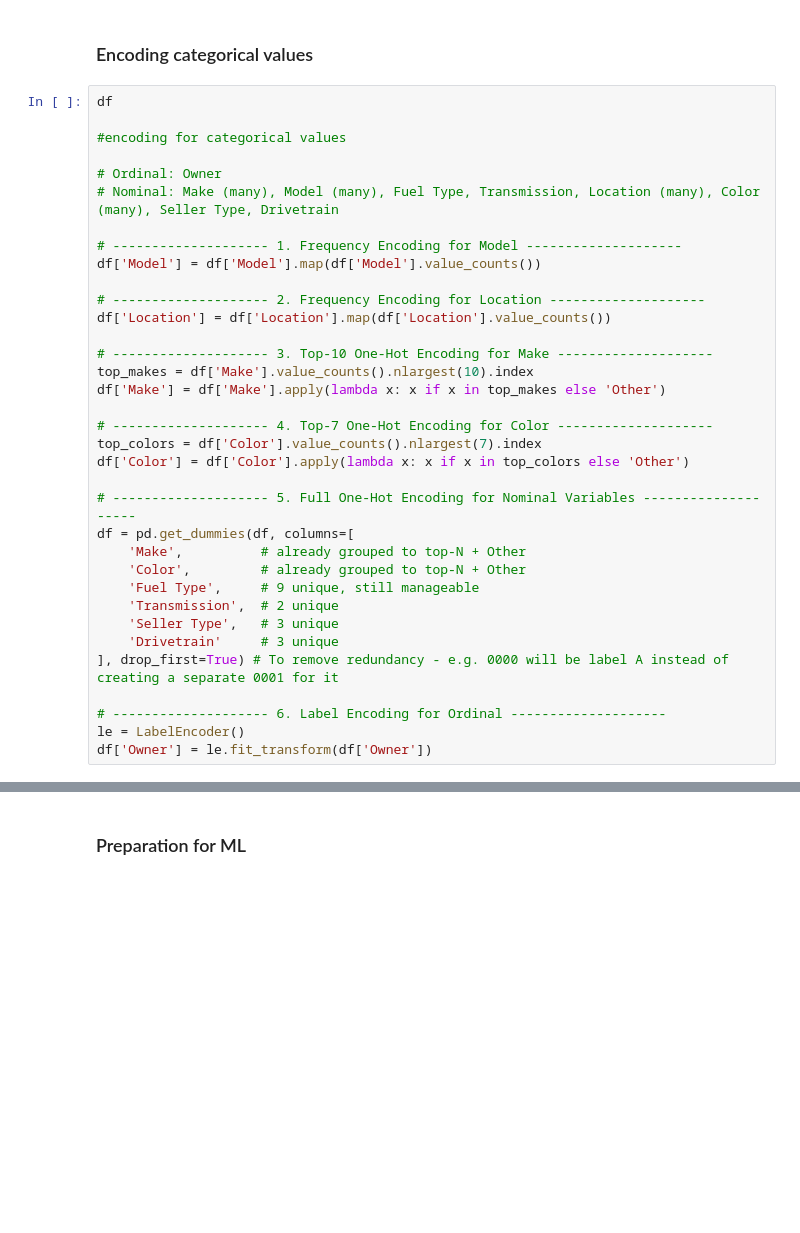
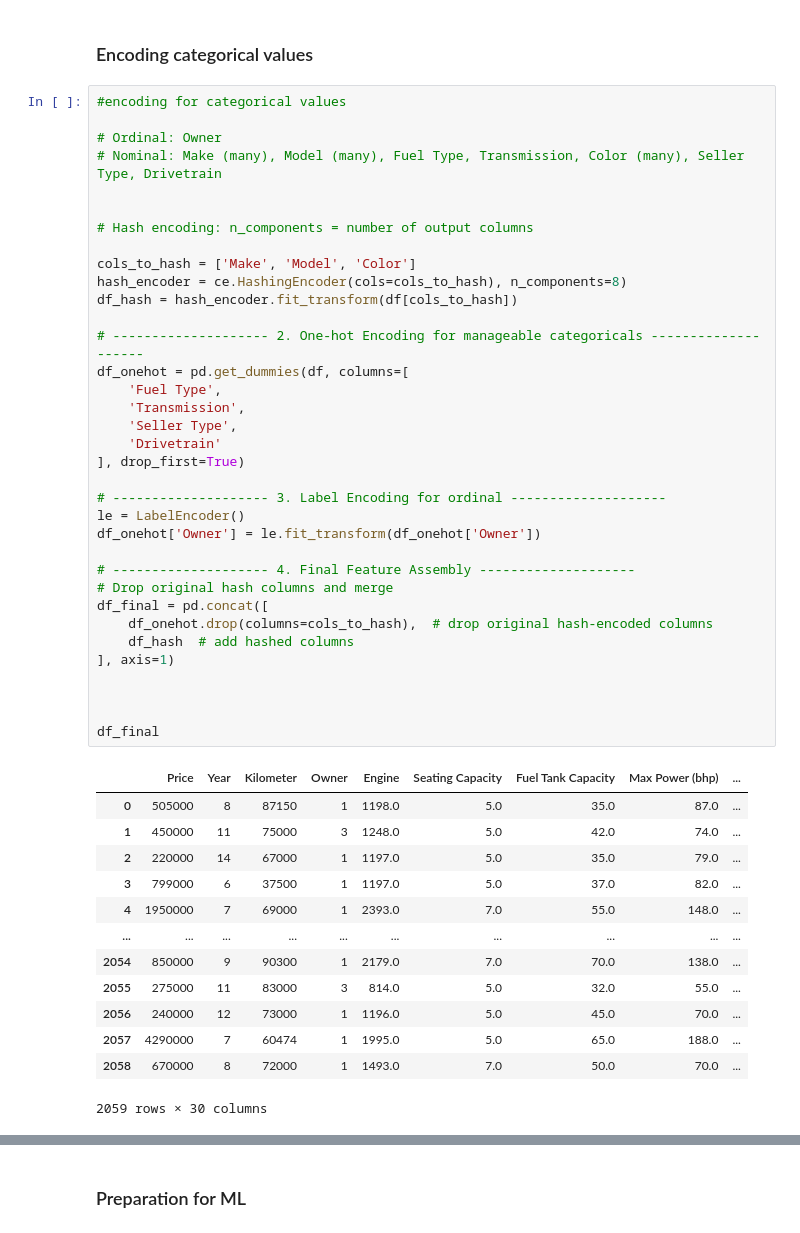
Before and after one commit to kirubhaharini/Car-Price-Prediction, a Jupyter notebook: Car Price Prediction.ipynb, the cells around one changed output, grey strips where cells are left out. Drawn from its saved outputs; the diff is of its cells as text; blank space fills up the shorter version.

```diff
--- a/Car Price Prediction.ipynb
+++ b/Car Price Prediction.ipynb
@@ -310,38 +311,52 @@ Drivetrain : 3
 # %% [markdown]
 ### Encoding categorical values
 # %%
-df
-
 #encoding for categorical values
 
 # Ordinal: Owner
-# Nominal: Make (many), Model (many), Fuel Type, Transmission, Location (many), Color (many), Seller Type, Drivetrain
+# Nominal: Make (many), Model (many), Fuel Type, Transmission, Color (many), Seller Type, Drivetrain
 
-# -------------------- 1. Frequency Encoding for Model --------------------
-df['Model'] = df['Model'].map(df['Model'].value_counts())
 
-# -------------------- 2. Frequency Encoding for Location --------------------
-df['Location'] = df['Location'].map(df['Location'].value_counts())
+# Hash encoding: n_components = number of output columns
 
-# -------------------- 3. Top-10 One-Hot Encoding for Make --------------------
-top_makes = df['Make'].value_counts().nlargest(10).index
-df['Make'] = df['Make'].apply(lambda x: x if x in top_makes else 'Other')
+cols_to_hash = ['Make', 'Model', 'Color']
+hash_encoder = ce.HashingEncoder(cols=cols_to_hash), n_components=8)
+df_hash = hash_encoder.fit_transform(df[cols_to_hash])
 
-# -------------------- 4. Top-7 One-Hot Encoding for Color --------------------
-top_colors = df['Color'].value_counts().nlargest(7).index
-df['Color'] = df['Color'].apply(lambda x: x if x in top_colors else 'Other')
+# -------------------- 2. One-hot Encoding for manageable categoricals --------------------
+df_onehot = pd.get_dummies(df, columns=[
+    'Fuel Type',
+    'Transmission',
+    'Seller Type',
+    'Drivetrain'
+], drop_first=True)
 
-# -------------------- 5. Full One-Hot Encoding for Nominal Variables --------------------
-df = pd.get_dummies(df, columns=[
-    'Make',          # already grouped to top-N + Other
-    'Color',         # already grouped to top-N + Other
-    'Fuel Type',     # 9 unique, still manageable
-    'Transmission',  # 2 unique
-    'Seller Type',   # 3 unique
-    'Drivetrain'     # 3 unique
-], drop_first=True) # To remove redundancy - e.g. 0000 will be label A instead of creating a separate 0001 for it
+# -------------------- 3. Label Encoding for ordinal --------------------
+le = LabelEncoder()
+df_onehot['Owner'] = le.fit_transform(df_onehot['Owner'])
 
-# -------------------- 6. Label Encoding for Ordinal --------------------
-le = LabelEncoder()
-df['Owner'] = le.fit_transform(df['Owner'])
+# -------------------- 4. Final Feature Assembly --------------------
+# Drop original hash columns and merge
+df_final = pd.concat([
+    df_onehot.drop(columns=cols_to_hash),  # drop original hash-encoded columns
+    df_hash  # add hashed columns
+], axis=1)
+
+
+
+df_final
+# %% [output]
+|  | Price | Year | Kilometer | Owner | Engine | Seating Capacity | Fuel Tank Capacity | Max Power (bhp) | ... |
+| 0 | 505000 | 8 | 87150 | 1 | 1198.0 | 5.0 | 35.0 | 87.0 | ... |
+| 1 | 450000 | 11 | 75000 | 3 | 1248.0 | 5.0 | 42.0 | 74.0 | ... |
+| 2 | 220000 | 14 | 67000 | 1 | 1197.0 | 5.0 | 35.0 | 79.0 | ... |
+| 3 | 799000 | 6 | 37500 | 1 | 1197.0 | 5.0 | 37.0 | 82.0 | ... |
+| 4 | 1950000 | 7 | 69000 | 1 | 2393.0 | 7.0 | 55.0 | 148.0 | ... |
+| ... | ... | ... | ... | ... | ... | ... | ... | ... | ... |
+| 2054 | 850000 | 9 | 90300 | 1 | 2179.0 | 7.0 | 70.0 | 138.0 | ... |
+| 2055 | 275000 | 11 | 83000 | 3 | 814.0 | 5.0 | 32.0 | 55.0 | ... |
+| 2056 | 240000 | 12 | 73000 | 1 | 1196.0 | 5.0 | 45.0 | 70.0 | ... |
+| 2057 | 4290000 | 7 | 60474 | 1 | 1995.0 | 5.0 | 65.0 | 188.0 | ... |
+| 2058 | 670000 | 8 | 72000 | 1 | 1493.0 | 7.0 | 50.0 | 70.0 | ... |
+2059 rows × 30 columns
 # %%
```
Also changed, not shown: parts of 23 cells of this notebook, 6 other files.
